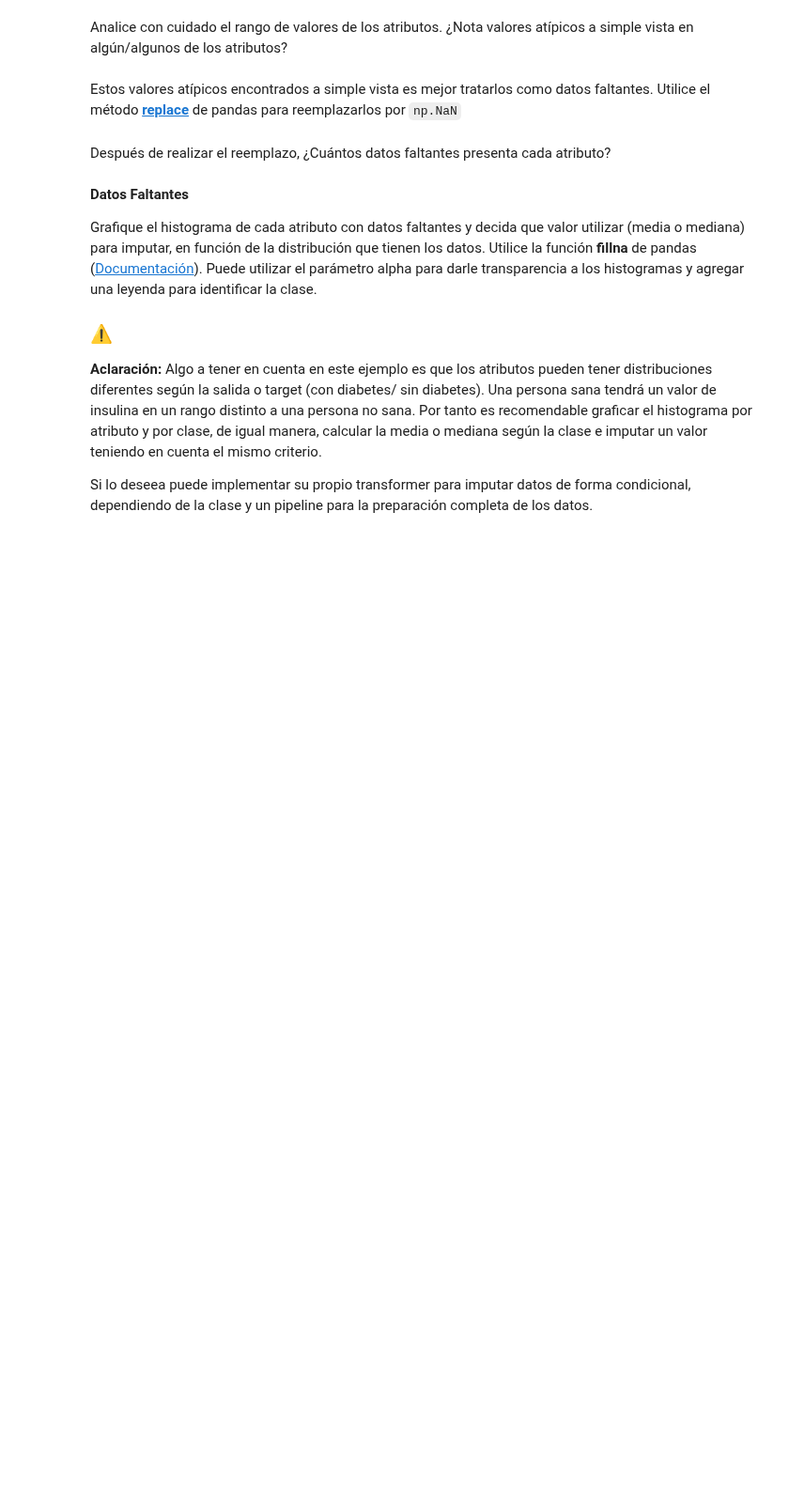
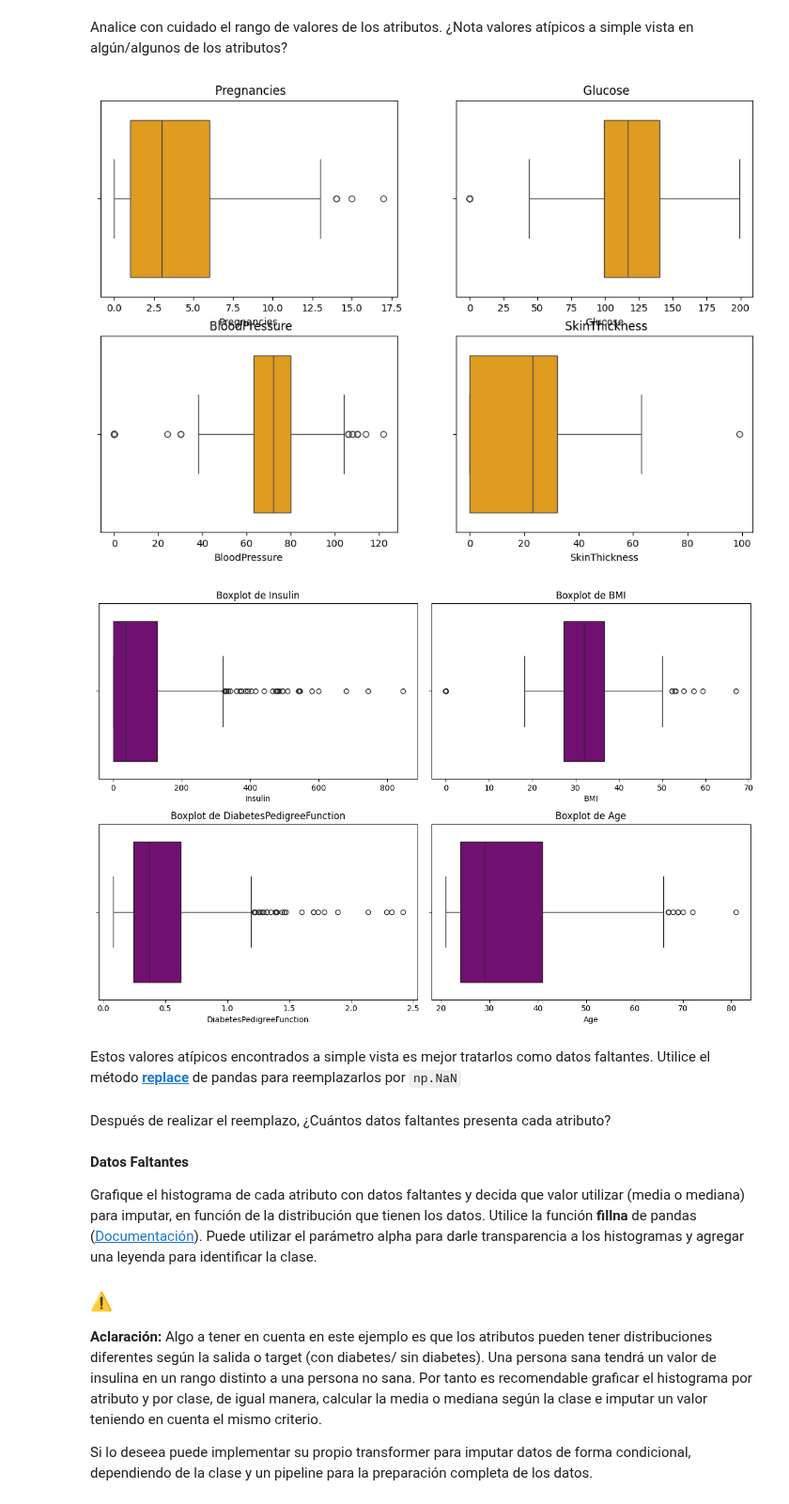
Before and after one commit to DinoMondino/IA, a Jupyter notebook: IntroduccionBibliotecas/Entregables_1_2024_1C.ipynb, the cells around one changed output. Shown at 94% size. Saved outputs shown, nothing was run; the diff lists cells and outputs as text; code cells hidden in the pictures; blank space fills up the shorter version.

```diff
--- a/IntroduccionBibliotecas/Entregables_1_2024_1C.ipynb
+++ b/IntroduccionBibliotecas/Entregables_1_2024_1C.ipynb
@@ -395,4 +422,28 @@ else:
 # %% [markdown]
 Analice con cuidado el rango de valores de los atributos. ¿Nota valores atípicos a simple vista en algún/algunos de los atributos?
+# %%
+# Para observar los rangos y posibles datos atipicos uso graficos de caja. Los puntos fuera de la caja son valores atipicos.
+
+# Definir los atributos a analizar para detectar valores atípicos
+attributes_to_analyze = ["Pregnancies","Glucose","BloodPressure","SkinThickness"]
+atributos2 = ["Insulin","BMI","DiabetesPedigreeFunction","Age"]
+# Crear subplots para cada atributo y visualizar boxplots
+plt.figure(figsize=(12, 8))
+for i, attribute in enumerate(attributes_to_analyze):
+    plt.subplot(2, 2, i + 1)
+    sns.boxplot(x=diabetes_data[attribute],color='orange')
+    plt.title(f' {attribute}')
+
+plt.figure(figsize=(12, 8))
+for i, attribute in enumerate(atributos2):
+    plt.subplot(2, 2, i + 1)
+    sns.boxplot(x=diabetes_data[attribute], color='purple')
+    plt.title(f'Boxplot de {attribute}')
+
+plt.tight_layout()
+plt.show()
+# %% [output]
+[figure, added]
+[figure, added]
 # %% [markdown]
 Estos valores atípicos encontrados a simple vista es mejor tratarlos como datos faltantes. Utilice el método **[replace](https://pandas.pydata.org/docs/reference/api/pandas.DataFrame.replace.html)** de pandas para reemplazarlos por `np.NaN`
```
Also changed, not shown: parts of 2 cells of this notebook.
